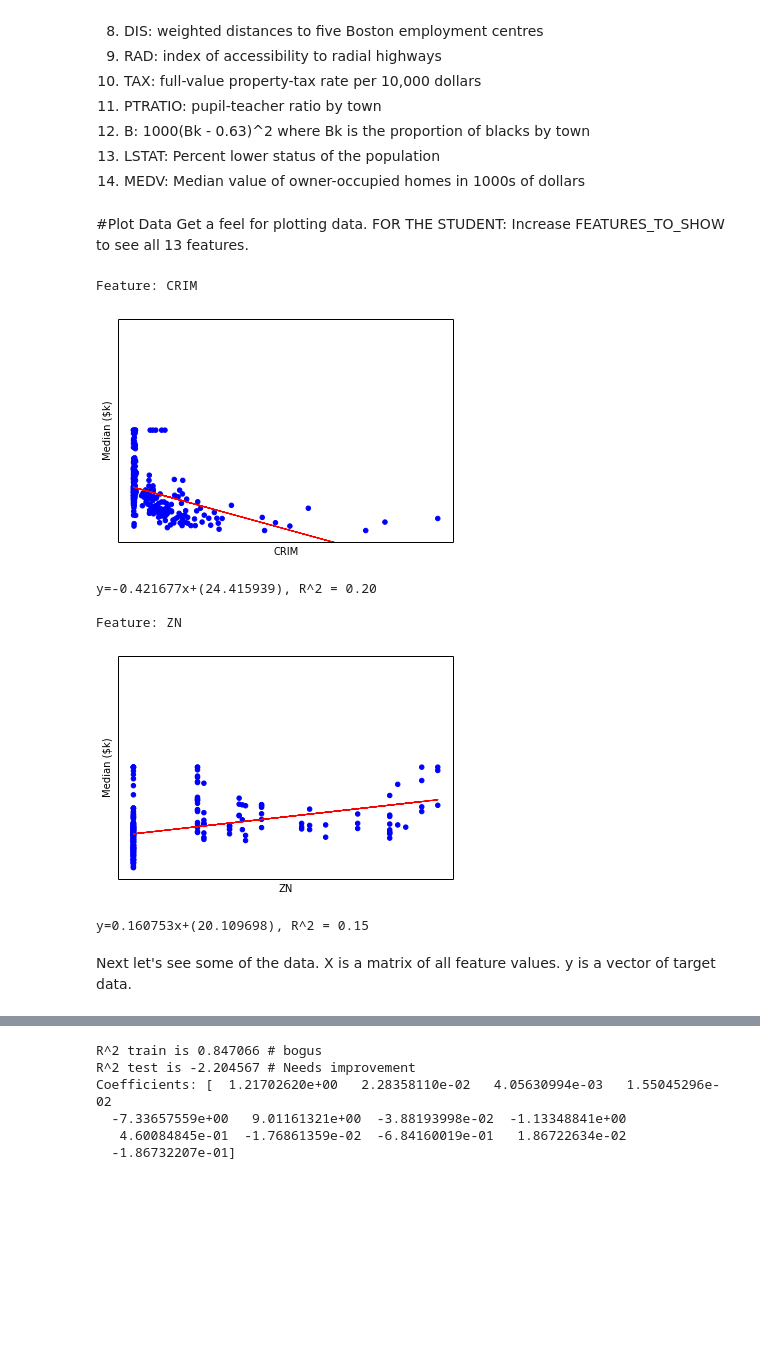
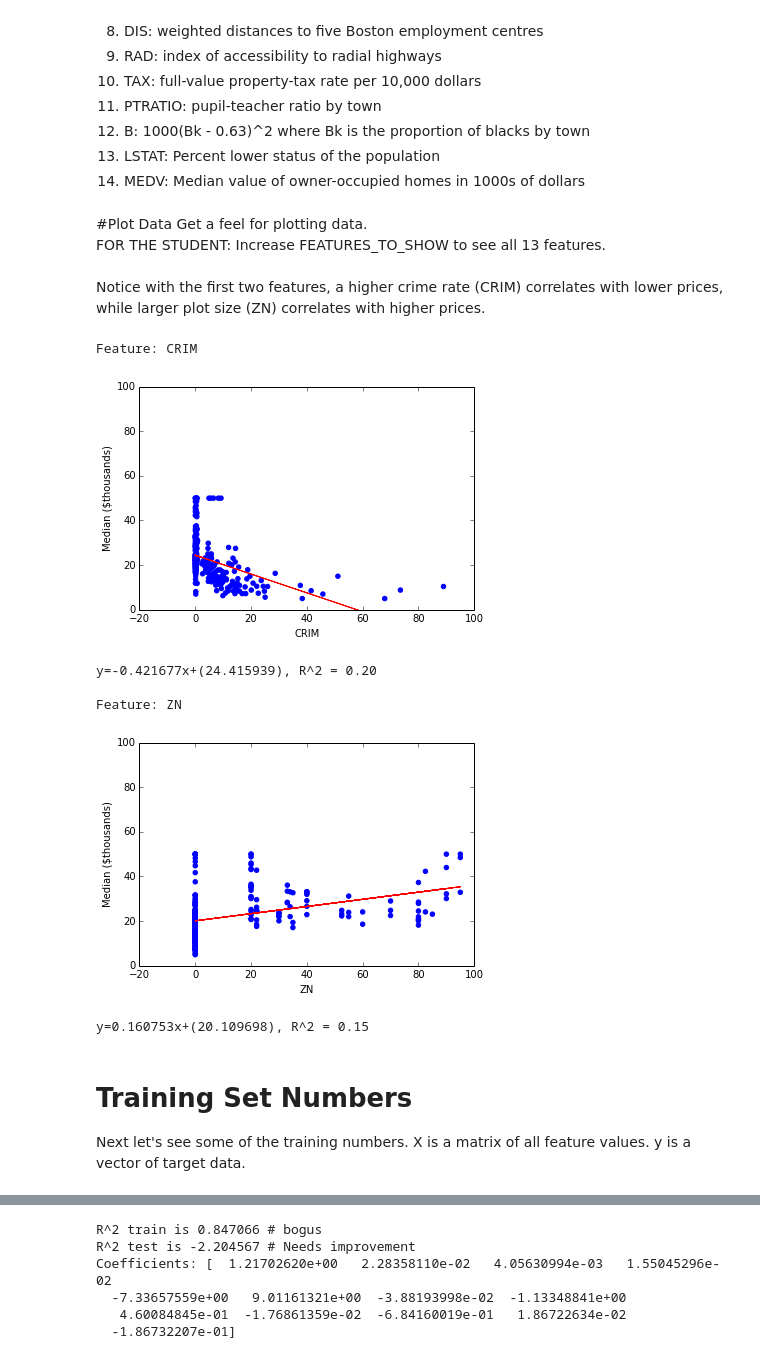
Before and after one commit to aloksharma1993/techfest-ml-tutorial, a Jupyter notebook: regress/housing.ipynb, the cells around one changed output, grey strips where cells are left out. Cells and saved outputs as stored; diff of their text form; code cells hidden in the pictures; blank space fills up the shorter version.

Commit message:
Housing updates

```diff
--- a/regress/housing.ipynb
+++ b/regress/housing.ipynb
@@ -57,8 +64,10 @@ What do these features mean?
 # %% [markdown]
 #Plot Data
 Get a feel for plotting data.
-FOR THE STUDENT:
-Increase FEATURES_TO_SHOW to see all 13 features.
+<br>FOR THE STUDENT:
+Increase FEATURES_TO_SHOW to see all 13 features.<br>
+<br>
+Notice with the first two features, a higher crime rate (CRIM) correlates with lower prices, while larger plot size (ZN) correlates with higher prices.
 # %%
 # This prints graphs for each feature
 # LET's plot it with matproltib
@@ -68,50 +77,56 @@ import numpy
 import pylab
 # statistical and other math code
 import scipy
-# ALLOW inline graphs
+# ALLOW inline graphs in the ipython notebook, not popups
 %matplotlib inline
 
 # FOR THE student:
 # Look at more graphs of features and find those that look to be the best
 # fits
+# Which features are the best?
 
-FEATURES_TO_SHOW = 2
+FEATURES_TO_SHOW = 2 # CHANGE ME
 
 for feature_name in all_features[:FEATURES_TO_SHOW]:
     print
     print 'Feature: %s' % feature_name
+    # Grab index for feature
     idx = list(all_features).index(feature_name)
+    # Use index to gather numerical data
     x_vals = [x[idx] for x in X_test]
+    # y_test are housing values
     plt.scatter(x_vals, y_test, color='blue')
 
-    plt.xticks(())
-    plt.yticks(())
     # fit a line to the scattered data
     z = numpy.polyfit(x_vals, y_test, 1)
     p = numpy.poly1d(z)
+    # plot scatter plot with linear regression line
     pylab.plot(x_vals, p(x_vals),'r-')
+
+
 
     plt.ylim([-0.05, 100.0])
     plt.xlabel(feature_name)
+    plt.ylabel('Median ($thousands)')
+    plt.show()
     # fit a line
-    plt.ylabel('Median ($k)')
-    plt.show()
     # run linear regression separately on each feature
     slope, intercept, r_value, p_value, std_err = scipy.stats.linregress(x_vals, y_test)
     print "y=%.6fx+(%.6f), R^2 = %.2f" % (z[0], z[1], r_value**2)
 
 
-#housing.main()
+# LOOK at r-squared. A larger value is better, and r-squared = 1 is the best fit.
 # %% [output]
 Feature: CRIM
-[figure, old version]
+[figure, new version]
 y=-0.421677x+(24.415939), R^2 = 0.20
 
 Feature: ZN
-[figure, old version]
+[figure, new version]
 y=0.160753x+(20.109698), R^2 = 0.15
 # %% [markdown]
-Next let's see some of the data. X is a matrix of all feature values. y is a vector of target data.
+# Training Set Numbers
+Next let's see some of the training numbers. X is a matrix of all feature values. y is a vector of target data.
 # %%
 # This prints a summary of the 13 features and 1 target value
 all_features = boston["feature_names"]
```
Also changed, not shown: parts of 23 cells of this notebook.
